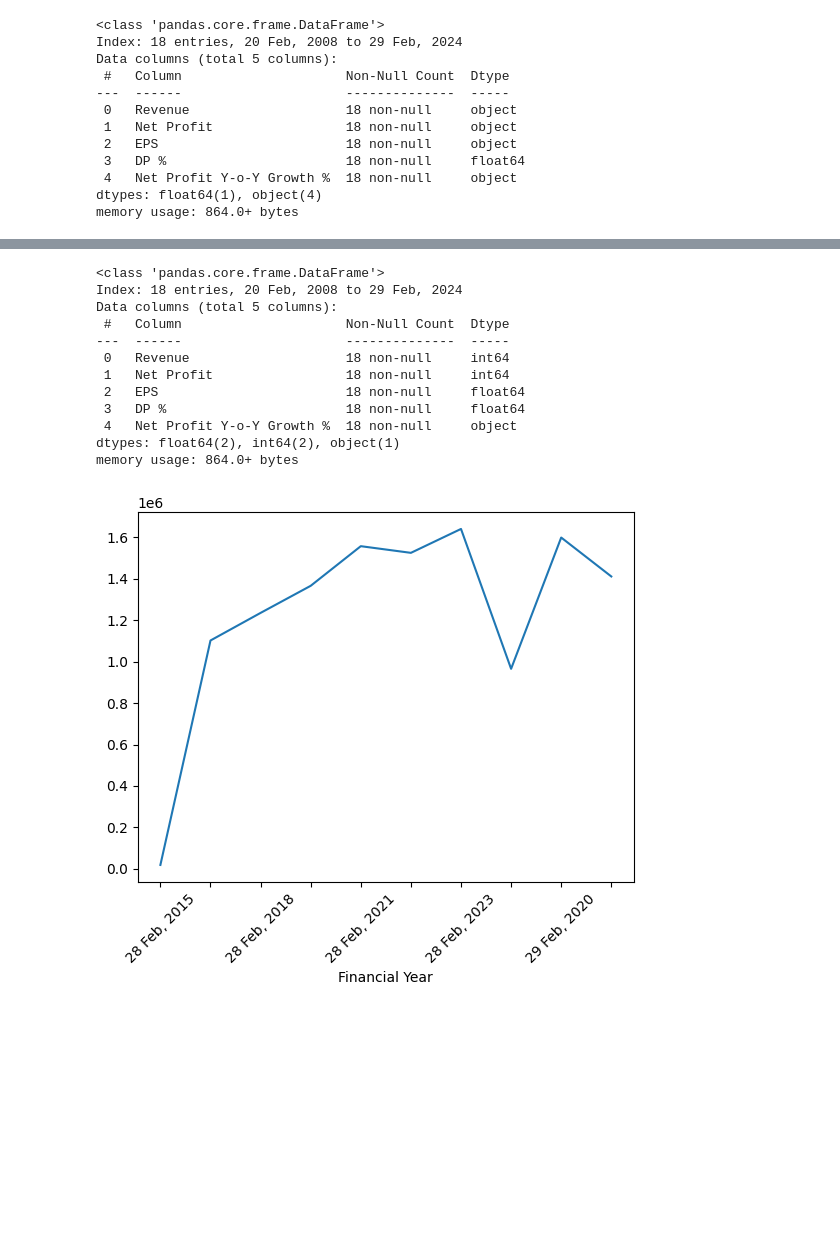
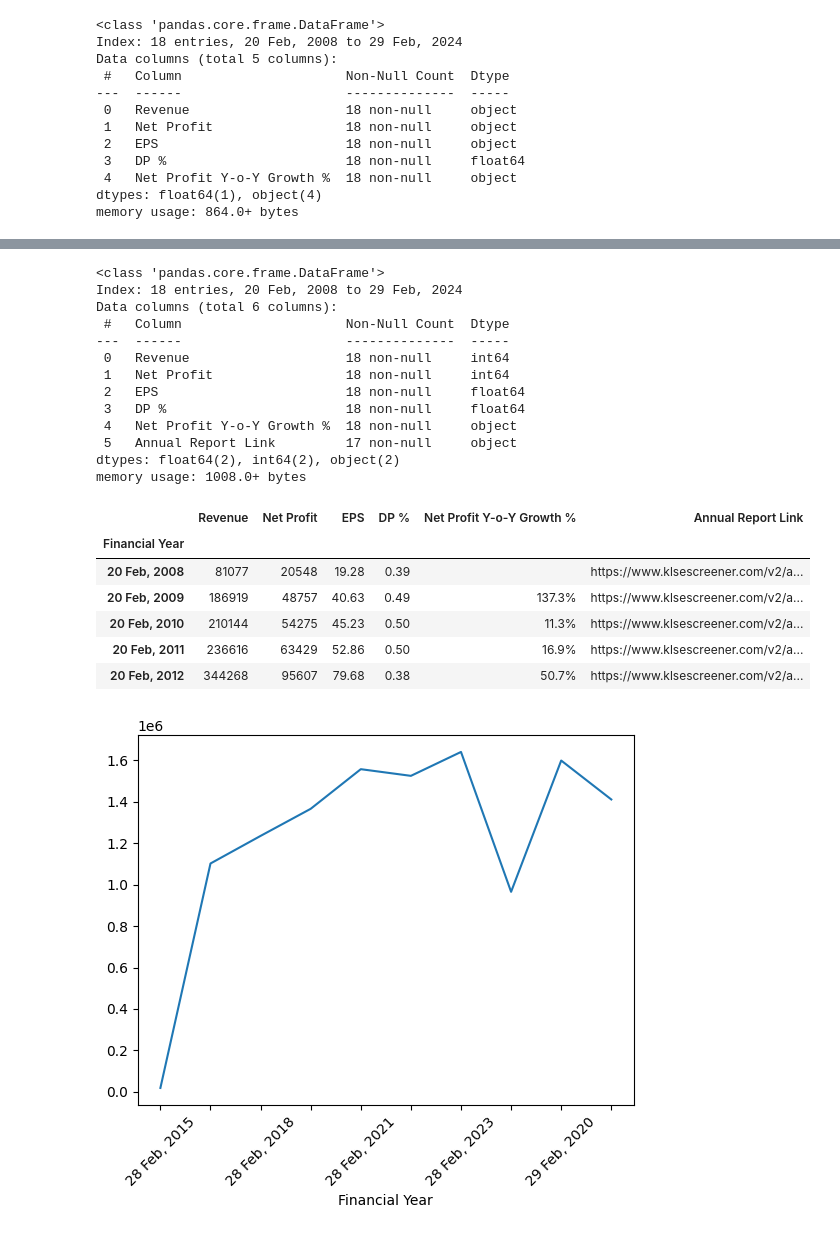
Before and after one commit to yeesem/Web-Scraping, a Jupyter notebook: Web_Scraping_KLSE_SCREENER.ipynb, the cells around one changed output, grey strips where cells are left out. Cells and saved outputs as stored; diff of their text form; code cells hidden in the pictures; blank space fills up the shorter version.

```diff
--- a/Web_Scraping_KLSE_SCREENER.ipynb
+++ b/Web_Scraping_KLSE_SCREENER.ipynb
@@ -118,0 +131,8 @@ table
+# %%
+annual_report_link = []
+
+for item in annual_report_list:
+  annual_report_link.append("https://www.klsescreener.com" + item['href'])
+
+annual_report_link.reverse()
+print(annual_report_link)
@@ -333,0 +337,5 @@ df
+# %%
+while len(df['Revenue']) != len(annual_report_link):
+  annual_report_link.append(np.nan)
+# %%
+df["Annual Report Link"] = annual_report_link
@@ -334,6 +363,6 @@ df
 # %%
 columns = df.columns
-for i in range(len(columns)-2):
+for i in range(len(columns)-3):
       if df[columns[i]].str.contains(',').any():
         df[columns[i]] = df[columns[i]].str.replace(",","").astype(int)
       elif df[columns[i]].str.contains("\.").any():
@@ -346,7 +375,7 @@ df.info()
 # %% [output]
 <class 'pandas.core.frame.DataFrame'>
 Index: 18 entries, 20 Feb, 2008 to 29 Feb, 2024
-Data columns (total 5 columns):
+Data columns (total 6 columns):
  #   Column                     Non-Null Count  Dtype
 ---  ------                     --------------  -----
  0   Revenue                    18 non-null     int64
@@ -354,8 +383,19 @@ Data columns (total 5 columns):
  2   EPS                        18 non-null     float64
  3   DP %                       18 non-null     float64
  4   Net Profit Y-o-Y Growth %  18 non-null     object
-dtypes: float64(2), int64(2), object(1)
-memory usage: 864.0+ bytes
+ 5   Annual Report Link         17 non-null     object
+dtypes: float64(2), int64(2), object(2)
+memory usage: 1008.0+ bytes
+# %%
+df.head()
+# %% [output]
+|  | Revenue | Net Profit | EPS | DP % | Net Profit Y-o-Y Growth % | Annual Report Link |
+| Financial Year |  |  |  |  |  |  |
+| 20 Feb, 2008 | 81077 | 20548 | 19.28 | 0.39 |  | https://www.klsescreener.com/v2/a... |
+| 20 Feb, 2009 | 186919 | 48757 | 40.63 | 0.49 | 137.3% | https://www.klsescreener.com/v2/a... |
+| 20 Feb, 2010 | 210144 | 54275 | 45.23 | 0.50 | 11.3% | https://www.klsescreener.com/v2/a... |
+| 20 Feb, 2011 | 236616 | 63429 | 52.86 | 0.50 | 16.9% | https://www.klsescreener.com/v2/a... |
+| 20 Feb, 2012 | 344268 | 95607 | 79.68 | 0.38 | 50.7% | https://www.klsescreener.com/v2/a... |
 # %%
 columns = df.columns
 ax = df[columns[0]][-10:].plot()
```
Also changed, not shown: parts of 18 cells of this notebook.
